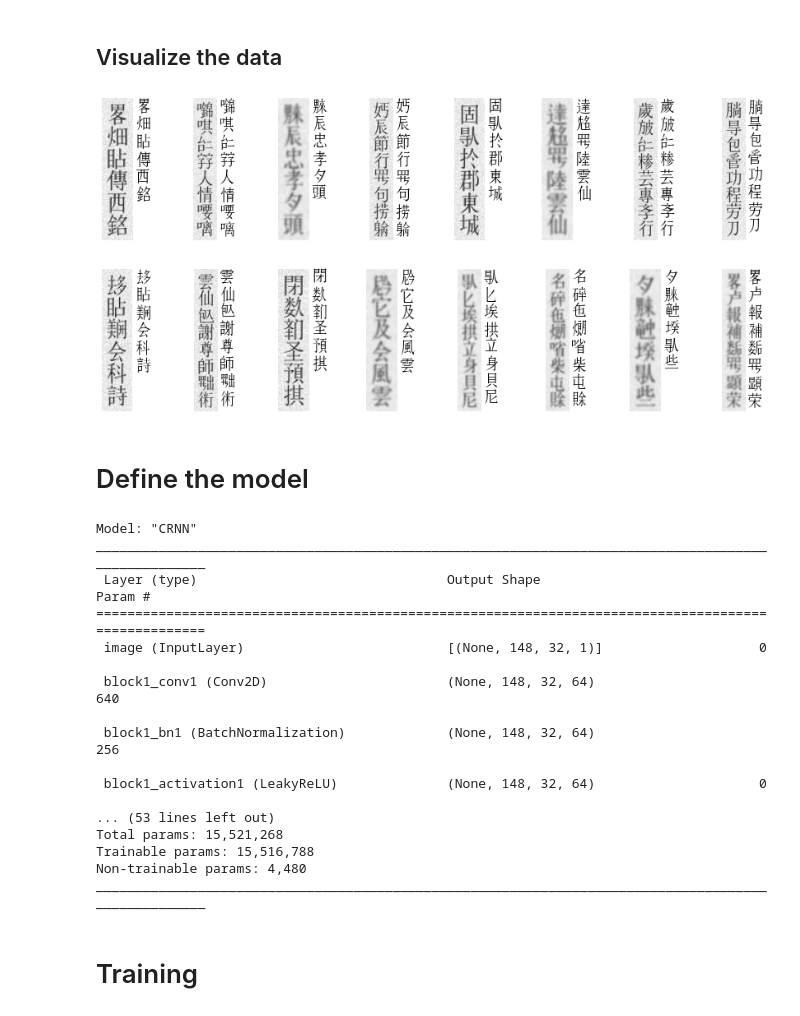
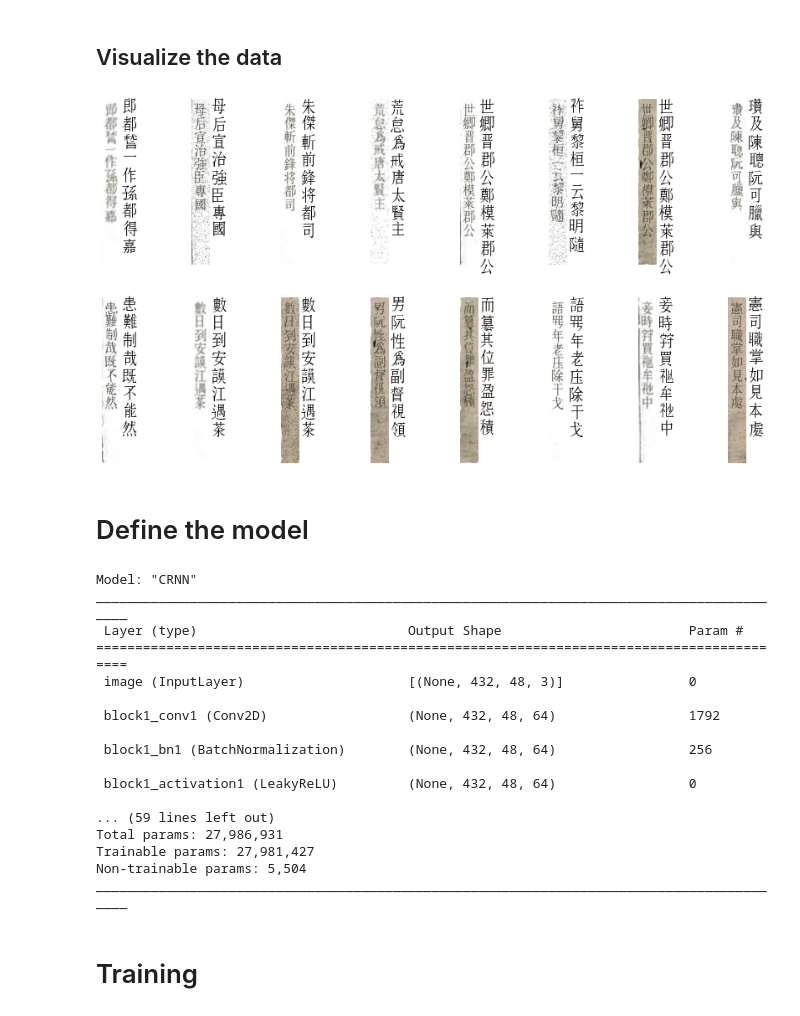
Before and after one commit to ds4v/NomNaOCR, a Jupyter notebook: Text recognition/CRNN/CRNN.ipynb, the cells around one changed output. Saved outputs shown, nothing was run; the diff lists cells and outputs as text; code cells hidden in the pictures.

Commit message:
Train CRNN on the IHR-NomDB

```diff
--- a/Text recognition/CRNN/CRNN.ipynb
+++ b/Text recognition/CRNN/CRNN.ipynb
@@ -26,13 +26,13 @@ Build cuda_11.2.r11.2/compiler.29373293_0
 # %% [markdown]
 # Data input pipeline
 # %%
-DATASET_DIR = r'../../Dataset/trdg'
-LABELS_PATH = r'../../Dataset/trdg/labels.txt'
+DATASET_DIR = r'../../Dataset/IHR-NomDB'
+LABELS_PATH = r'../../Dataset/IHR-NomDB/labels.txt'
 FONT_PATH = r'../../Dataset/NomNaTong-Regular.ttf'
 # %% [markdown]
 ## Load and remove records with rare characters
 # %%
 from loader import DataImporter
-dataset = DataImporter(DATASET_DIR, LABELS_PATH, min_length=6).remove_rare_chars(2)
+dataset = DataImporter(DATASET_DIR, LABELS_PATH, min_length=1).remove_rare_chars(1)
 print(dataset)
 # %% [output]
@@ -49,7 +46,5 @@ PADDING_CHAR = '[PAD]'
 # %%
 from loader import DataHandler
+HEIGHT, WIDTH = 432, 48
+PADDING_CHAR = '[PAD]'
 data_handler = DataHandler(dataset, img_size=(HEIGHT, WIDTH), padding_char=PADDING_CHAR)
-MAX_LENGTH = data_handler.max_length
-PADDING_TOKEN = data_handler.padding_token
-VOCAB_SIZE = data_handler.char2num.vocab_size()
-BATCH_SIZE = 16
@@ -57,10 +57,15 @@ BATCH_SIZE = 16
 ## Visualize the data
 # %%
 from visualizer import visualize_images_labels
-img_paths, labels = dataset.img_paths, dataset.labels
-visualize_images_labels(img_paths, labels, font_path=FONT_PATH, text_x=WIDTH + 3)
+visualize_images_labels(
+    dataset.img_paths,
+    dataset.labels,
+    figsize = (15, 8),
+    font_path = FONT_PATH,
+    text_x = WIDTH + 3
+)
 # %% [output]
-[figure, old version]
+[figure, new version]
 # %% [markdown]
 # Define the model
 # %%
@@ -112,24 +118,24 @@ imagenet_model, imagenet_output_layer = None, None
 # imagenet_model.summary(line_length=100)
 # %%
 model = build_crnn(imagenet_model, imagenet_output_layer)
-model.summary(line_length=100)
+model.summary(line_length=90)
 # %% [output]
 Model: "CRNN"
-____________________________________________________________________________________________________
- Layer (type)                                Output Shape                            Param #
-====================================================================================================
- image (InputLayer)                          [(None, 148, 32, 1)]                    0
+__________________________________________________________________________________________
+ Layer (type)                           Output Shape                        Param #
+==========================================================================================
+ image (InputLayer)                     [(None, 432, 48, 3)]                0
 
- block1_conv1 (Conv2D)                       (None, 148, 32, 64)                     640
+ block1_conv1 (Conv2D)                  (None, 432, 48, 64)                 1792
 
- block1_bn1 (BatchNormalization)             (None, 148, 32, 64)                     256
+ block1_bn1 (BatchNormalization)        (None, 432, 48, 64)                 256
 
- block1_activation1 (LeakyReLU)              (None, 148, 32, 64)                     0
+ block1_activation1 (LeakyReLU)         (None, 432, 48, 64)                 0
 
-... (53 lines left out)
-Total params: 15,521,268
-Trainable params: 15,516,788
-Non-trainable params: 4,480
-____________________________________________________________________________________________________
+... (59 lines left out)
+Total params: 27,986,931
+Trainable params: 27,981,427
+Non-trainable params: 5,504
+__________________________________________________________________________________________
 # %% [markdown]
 # Training
```
Also changed, not shown: parts of 29 cells of this notebook, 7 other files.
